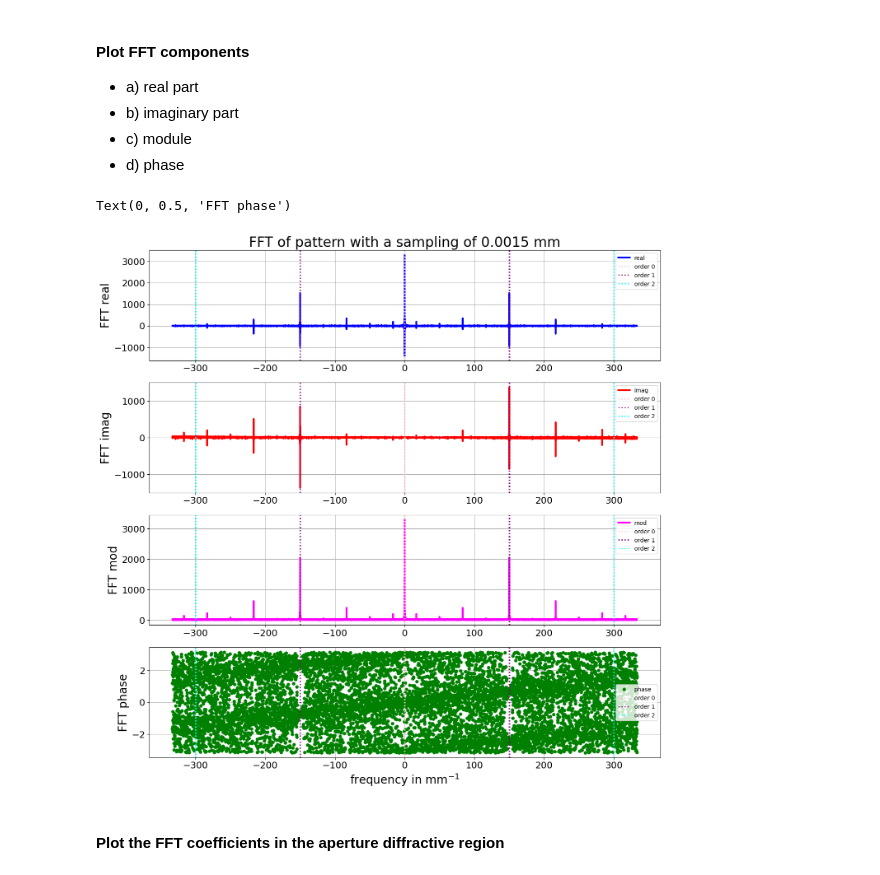
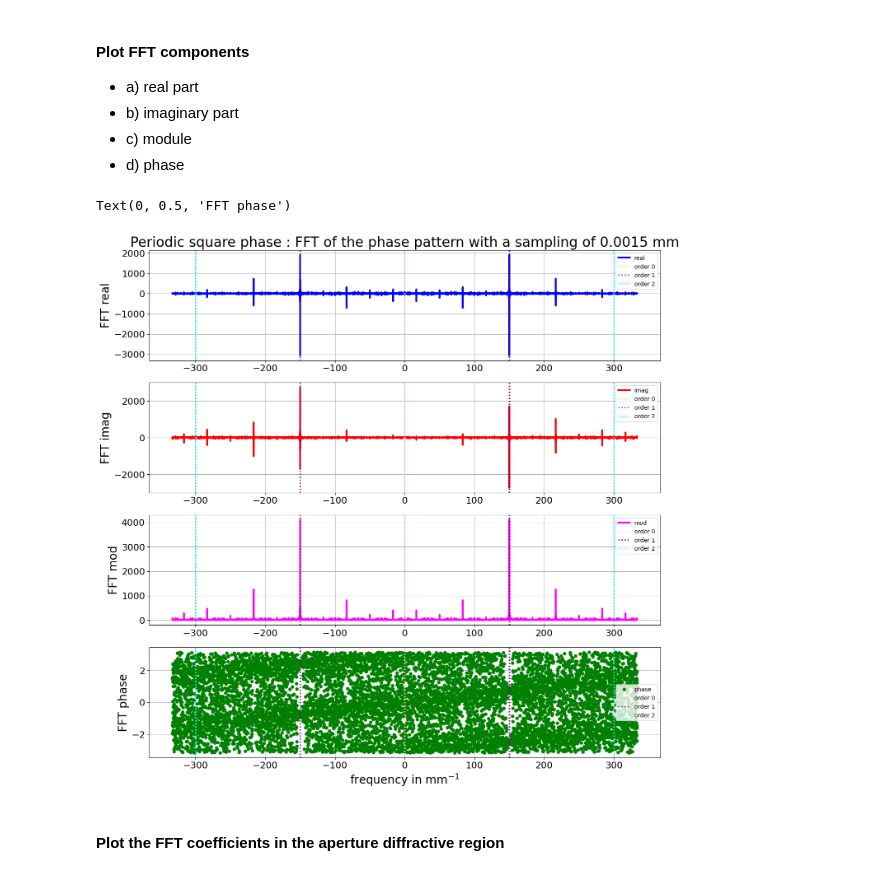
Before and after one commit to sylvielsstfr/AuxtelPSFpoppy, a Jupyter notebook: docs/notebooks/introdiffraction/02_FFT1D_ronchiphasepattern.ipynb, the cells around one changed output. Saved outputs shown, nothing was run; the diff lists cells and outputs as text; code cells hidden in the pictures.

```diff
--- a/docs/notebooks/introdiffraction/02_FFT1D_ronchiphasepattern.ipynb
+++ b/docs/notebooks/introdiffraction/02_FFT1D_ronchiphasepattern.ipynb
@@ -300,9 +320,21 @@ Text(0.5, 0.98, 'First coefficients of FFT for beam aperture')
+# %%
+r = ap*np.exp(1j*np.pi*ye)
 # %%
 sp = np.fft.fft(r)
 # the frequency in units of mm^-1
-freq = np.fft.fftfreq(r.shape[-1], d=dxe)
-module = np.abs(sp)
-phase = np.angle(sp)
+# do a deep copy
+freq = np.array(np.fft.fftfreq(r.shape[-1], d=dxe))
+real = np.array(sp.real)
+imag = np.array(sp.imag)
+module = np.array(np.abs(sp))
+phase = np.array(np.angle(sp))
+# %%
+freq = np.fft.fftshift(freq)
+real = np.fft.fftshift(real)
+imag = np.fft.fftshift(imag)
+module = np.fft.fftshift(module)
+phase = np.fft.fftshift(phase)
+N = len(freq)
 # %% [markdown]
 ### Order 1 and order 2 components
 # %%
@@ -338,36 +370,36 @@ def plot_orders_regions(ax,df=1/beam_radius_mm):
 # %%
 fig,(ax1,ax2,ax3,ax4) = plt.subplots(4,1,figsize=(16,16),sharex=False)
 
-ax1.plot(freq, sp.real, 'b',lw=3, label = "real")
+ax1.plot(freq, real, 'b',lw=3, label = "real")
 ax1.grid()
-ax1.set_title(f"FFT of pattern with a sampling of {dxe:.4f} mm")
+ax1.set_title(f"Periodic square phase : FFT of the phase pattern with a sampling of {dxe:.4f} mm")
 plot_orders_regions(ax1)
 
-ax2.plot(freq, sp.imag, 'r',lw=3, label = "imag")
+ax2.plot(freq, imag, 'r',lw=3, label = "imag")
 plot_orders_regions(ax2)
 ax2.grid()
 
 ax3.plot(freq, module, c='magenta',lw=3, label = "mod")
 plot_orders_regions(ax3)
 ax3.grid()
 
 ax4.plot(freq, convert_angle_to_mpi_ppi_interval(phase),'.g',lw=3, label = "phase")
 plot_orders_regions(ax4)
 ax4.grid()
 ax4.set_xlabel("frequency in mm$^{-1}$")
 
 
 ax1.legend()
 ax1.set_ylabel("FFT real")
 ax2.legend()
 ax2.set_ylabel("FFT imag")
 ax3.legend()
 ax3.set_ylabel("FFT mod")
 ax4.legend()
 ax4.set_ylabel("FFT phase")
 # %% [output]
 Text(0, 0.5, 'FFT phase')
-[figure, old version]
+[figure, new version]
 # %% [markdown]
 #### Plot the FFT coefficients in the aperture diffractive region
 # %%
```
Also changed, not shown: parts of 21 cells of this notebook, 1 other file.
